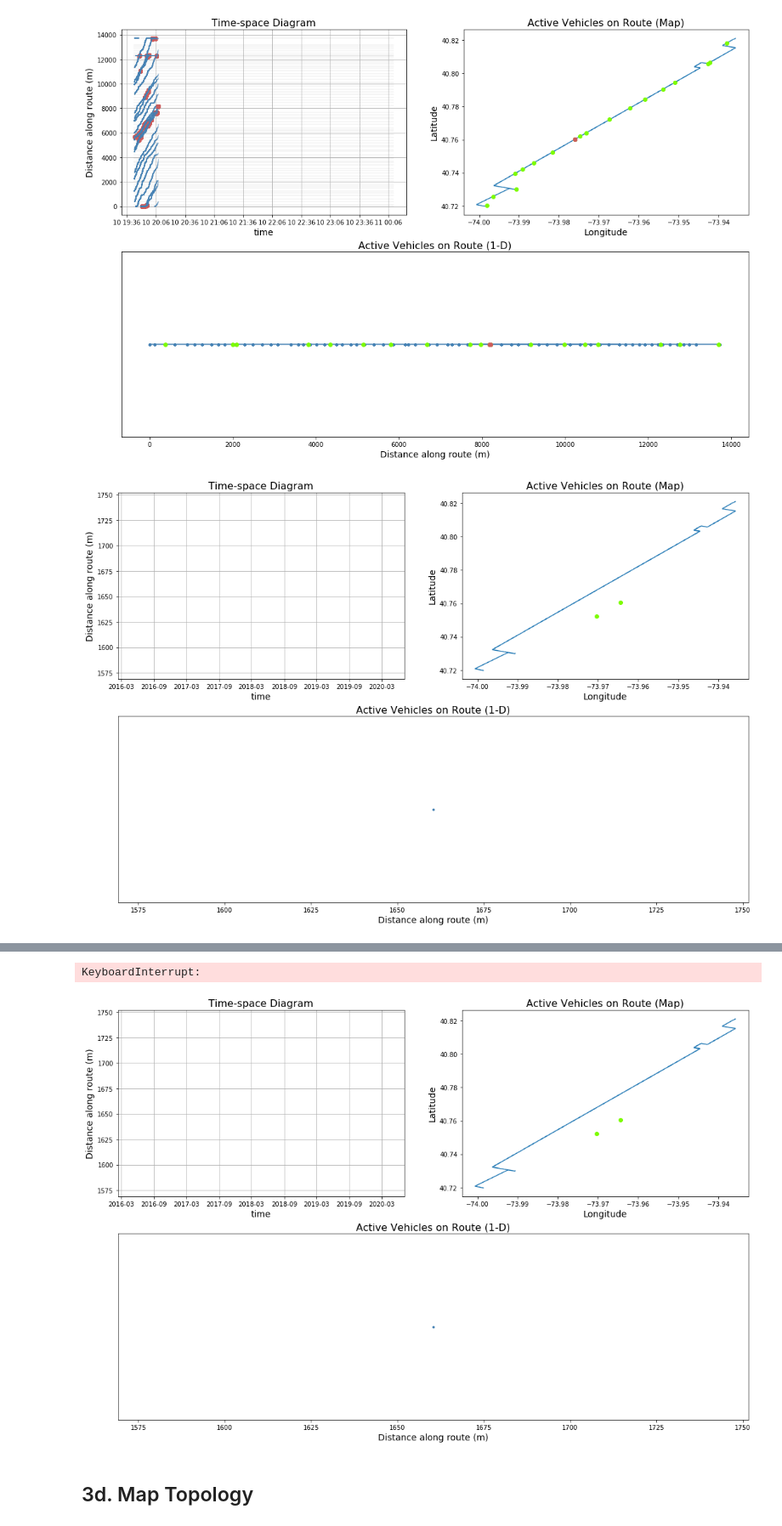
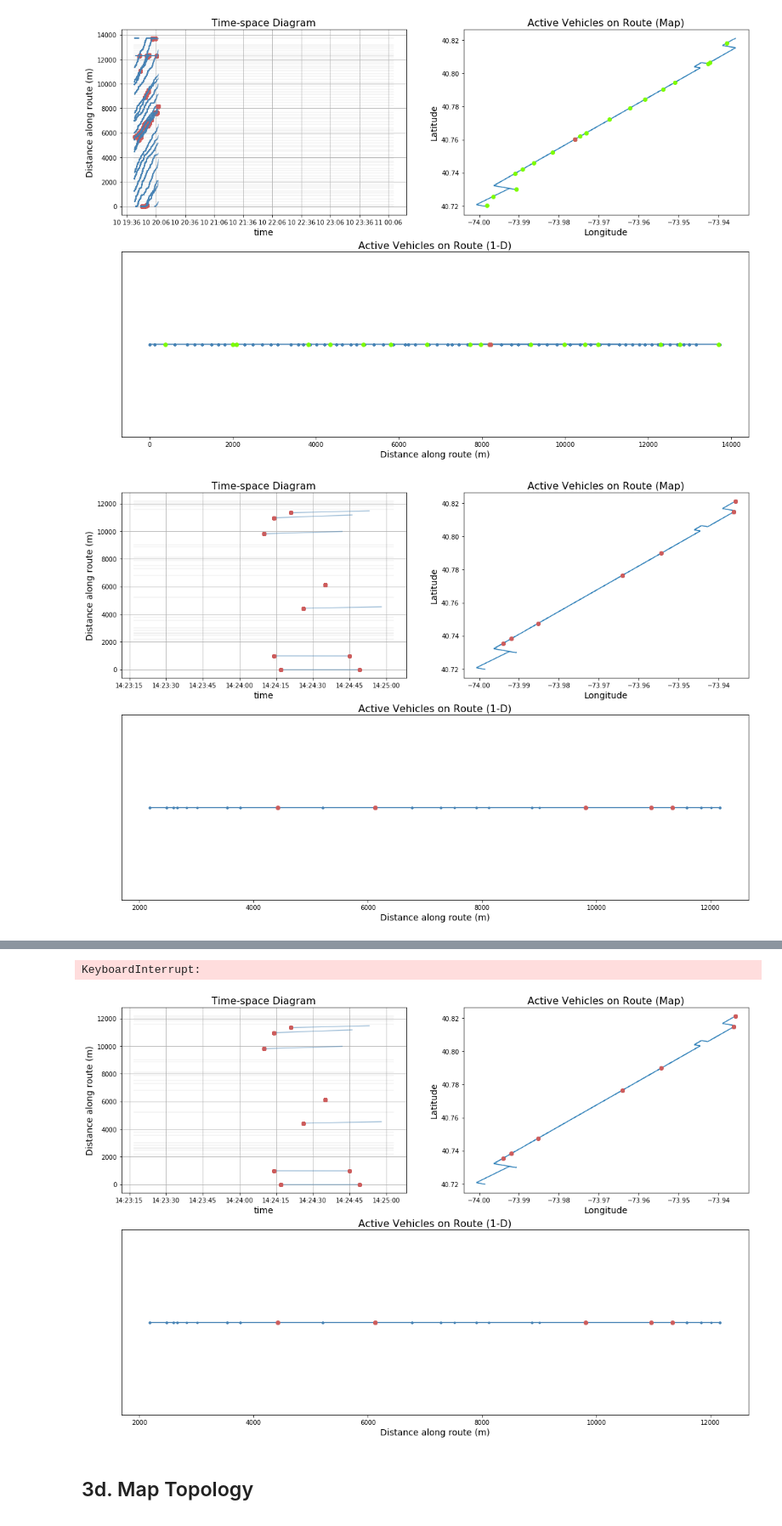
Before and after one commit to ywnch/buskit, a Jupyter notebook: sandbox_main.ipynb, the cells around one changed output, grey strips where cells are left out. Shown at 85% size. Saved outputs shown, nothing was run; the diff lists cells and outputs as text; code cells hidden in the pictures.

Commit message:
modify main sandbox for ADRF running

```diff
--- a/sandbox_main.ipynb
+++ b/sandbox_main.ipynb
@@ -37,3 +37,6 @@ Populating the interactive namespace from numpy and matplotlib
 ## 1a. Real-time Data Query
 # %%
 from fetchbus import flatten, bus_data, plot_tsd
+# %%
+MTAAPI = os.getenv("MTAAPIKEY")
+len(MTAAPI)
@@ -40,2 +45,11 @@ from fetchbus import flatten, bus_data, plot_tsd
+# %%
+try:
+    # for local running
+    MTAAPI = os.getenv("MTAAPIKEY")
+    len(MTAAPI)
+except:
+    # for ADRF running only
+    from APIs import MTAAPI
+    MTAAPI = MTAAPI()
 # %%
 # !python fetchbus.py $MTAAPIKEY "M1" 240
@@ -398,7 +413,7 @@ def df_update(apikey, route, direction):
     return df, df_new
 # %%
 clock = 0
-df, df_new = df_update(os.getenv("MTAAPIKEY"), "M15", 0)
+df, df_new = df_update(MTAAPI, "M1", 0)
 
 # plot figure
 fig = plt.figure(figsize=(18,12))
@@ -432,39 +447,43 @@ p4, = ax3.plot([], [], 'o', color='indianred')
 ax3.set_yticks([])
 ax3.set_xlabel("Distance along route (m)", fontsize=14)
 ax3.set_title("Active Vehicles on Route (1-D)", fontsize=16)
 
 # update
 while True:
-    df3, df1 = df_update(os.getenv("MTAAPIKEY"), "M1", 1)
+    df1, df3 = df_update(MTAAPI, "M1", 1)
 
     # mark vehicles that are bunching
-    df3.sort_values(['VehDistAlongRoute'], inplace=True)
-    spacing = np.diff(df3['VehDistAlongRoute'])
-    bunch = spacing < 100 # set threshold (meters) to be identified as BB
-    bunch_a = np.array([False] + list(bunch))
-    bunch_b = np.array(list(bunch) + [False])
-    bunch = bunch_a + bunch_b
-    bb_df = df3[bunch]
+    try:
+        df3.sort_values(['VehDistAlongRoute'], inplace=True)
+        spacing = np.diff(df3['VehDistAlongRoute'])
+        bunch = spacing < 100 # set threshold (meters) to be identified as BB
+        bunch_a = np.array([False] + list(bunch))
+        bunch_b = np.array(list(bunch) + [False])
+        bunch = bunch_a + bunch_b
+        bb_df = df3[bunch]
+    except:
+        pass
 
     # plot TSD for each vehicle
     for i, v in enumerate(df1['VehicleRef'].unique()):
         # subset data for single vehicle
         veh_df = df1[df1['VehicleRef'] == v]
         ax1.plot(veh_df['RecordedAtTime'], veh_df['VehDistAlongRoute'], '-', color='steelblue', alpha=0.5)
         ax1.plot(bb_df['RecordedAtTime'], bb_df['VehDistAlongRoute'], 'o', color='indianred', alpha=0.5)
         #ax1.annotate('%s'%v.split("_")[1], (list(veh_df['RecordedAtTime'])[0],list(veh_df['VehDistAlongRoute'])[0]))
 
     p7.set_data(df3['Longitude'], df3['Latitude'])
     p2.set_data(bb_df['Longitude'], bb_df['Latitude'])
     p3.set_data(df3['VehDistAlongRoute'], [0]*len(df3))
     p4.set_data(bb_df['VehDistAlongRoute'], [0]*len(bb_df))
+
     clear_output(wait=True)
     display(fig)
     print("Seconds elapsed: %s"%(clock))
     clock += 30
     time.sleep(30)
 
 plt.tight_layout()
 plt.show()
 # %% [output]
-[figure, old version]
+[figure, new version]
@@ -472,5 +491,5 @@ Seconds elapsed: 180
 KeyboardInterrupt:
-[figure, old version]
+[figure, new version]
 # %% [markdown]
 ## 3d. Map Topology
 # %%
```
Also changed, not shown: parts of 6 cells of this notebook.
